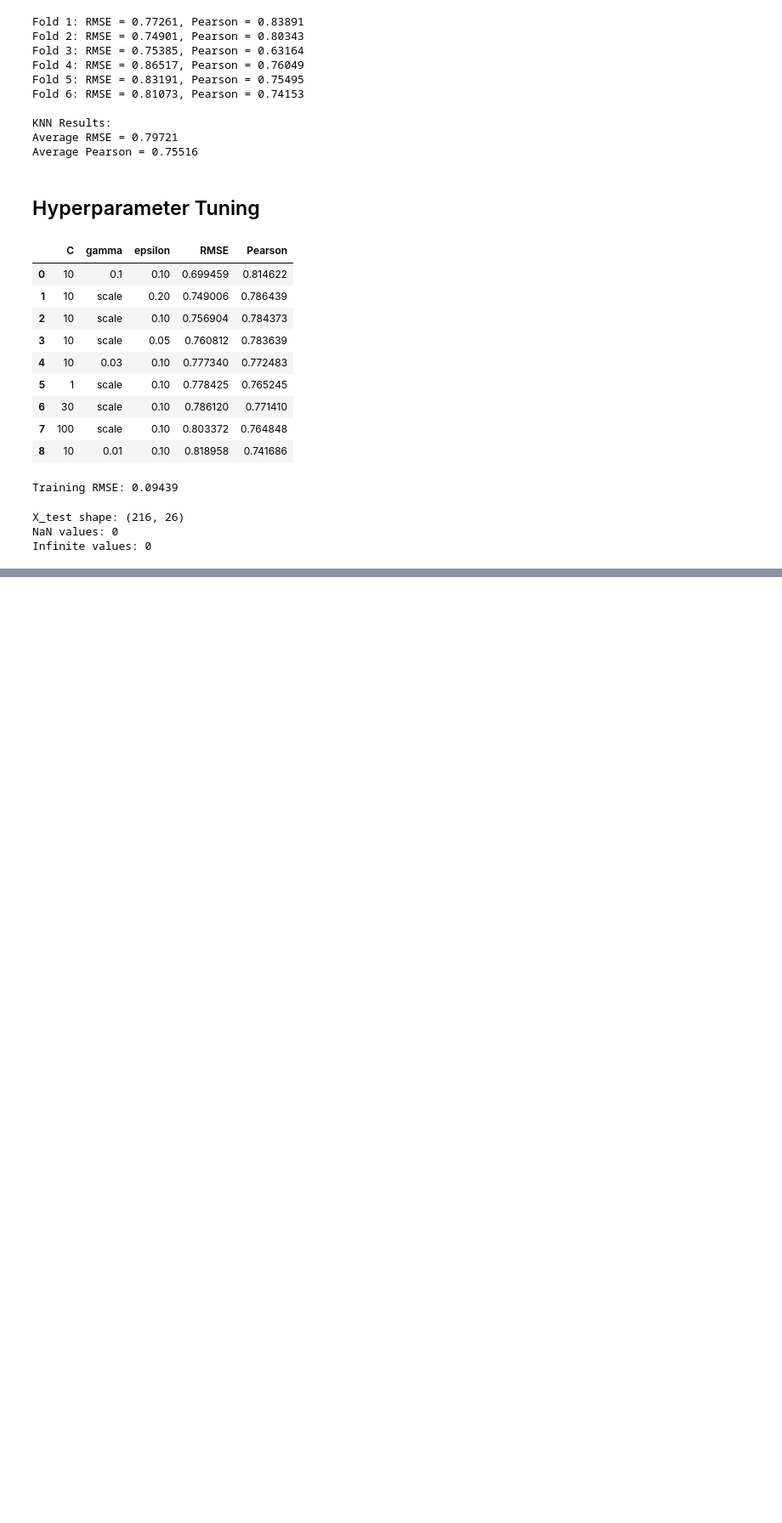
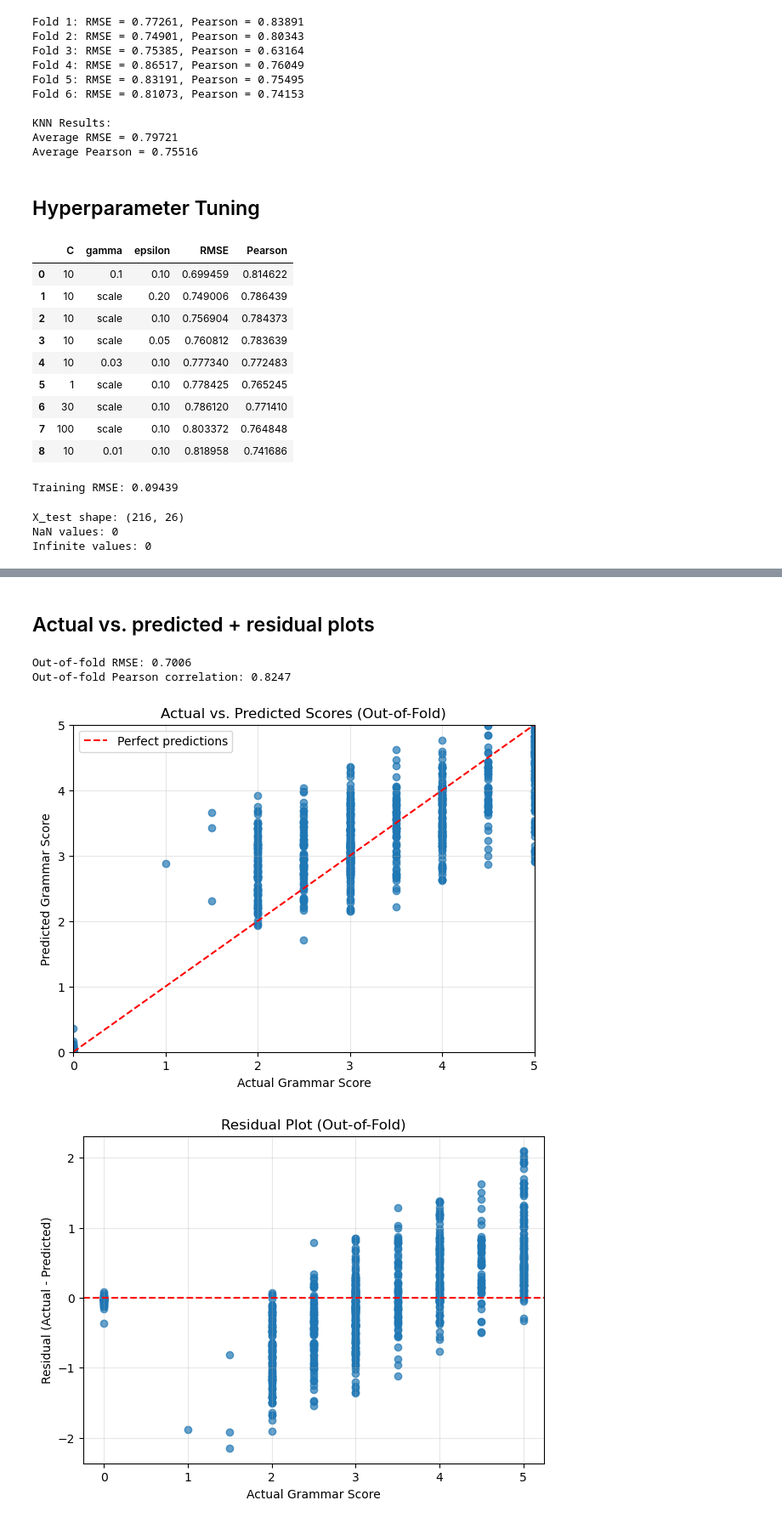
Before and after one commit to sowmyabalagala/grammar-scoring-engine, a Jupyter notebook: grammar_scoring_engine.ipynb, the cells around one changed output, grey strips where cells are left out. Shown at 85% size. Drawn from its saved outputs; the diff is of its cells as text; code cells hidden in the pictures; blank space fills up the shorter version.

```diff
--- a/grammar_scoring_engine.ipynb
+++ b/grammar_scoring_engine.ipynb
@@ -976,0 +1009,66 @@ print(test_predictions.min(),"to",test_predictions.max())
+# %% [markdown]
+## Actual vs. predicted + residual plots
+# %%
+
+import numpy as np
+import matplotlib.pyplot as plt
+
+from sklearn.pipeline import Pipeline
+from sklearn.preprocessing import StandardScaler
+from sklearn.svm import SVR
+from sklearn.metrics import mean_squared_error
+from scipy.stats import pearsonr
+
+# out-of-fold predictions on the training dataset
+oof_predictions = np.zeros(len(Y_train))
+
+for train_idx, val_idx in kf.split(X_train):
+    model = Pipeline([
+        ("scaler", StandardScaler()),
+        ("svr", SVR(
+            kernel="rbf",
+            C=10,
+            gamma=0.1,
+            epsilon=0.1
+        ))
+    ])
+
+    model.fit(X_train[train_idx], Y_train.iloc[train_idx])
+    oof_predictions[val_idx] = model.predict(X_train[val_idx])
+
+actual = np.asarray(Y_train)
+residuals = actual - oof_predictions
+
+oof_rmse = np.sqrt(mean_squared_error(actual, oof_predictions))
+oof_pearson = pearsonr(actual, oof_predictions)[0]
+
+print(f"Out-of-fold RMSE: {oof_rmse:.4f}")
+print(f"Out-of-fold Pearson correlation: {oof_pearson:.4f}")
+
+# Plot 1: Actual vs predicted scores
+plt.figure(figsize=(7, 5))
+plt.scatter(actual, oof_predictions, alpha=0.7)
+plt.plot([0, 5], [0, 5], "r--", label="Perfect predictions")
+plt.xlim(0, 5)
+plt.ylim(0, 5)
+plt.xlabel("Actual Grammar Score")
+plt.ylabel("Predicted Grammar Score")
+plt.title("Actual vs. Predicted Scores (Out-of-Fold)")
+plt.legend()
+plt.grid(alpha=0.3)
+plt.show()
+
+# Plot 2: Residuals vs actual scores
+plt.figure(figsize=(7, 5))
+plt.scatter(actual, residuals, alpha=0.7)
+plt.axhline(0, color="red", linestyle="--")
+plt.xlabel("Actual Grammar Score")
+plt.ylabel("Residual (Actual - Predicted)")
+plt.title("Residual Plot (Out-of-Fold)")
+plt.grid(alpha=0.3)
+plt.show()
+# %% [output]
+Out-of-fold RMSE: 0.7006
+Out-of-fold Pearson correlation: 0.8247
+[figure, added]
+[figure, added]
```
Also changed, not shown: parts of 6 cells of this notebook.
